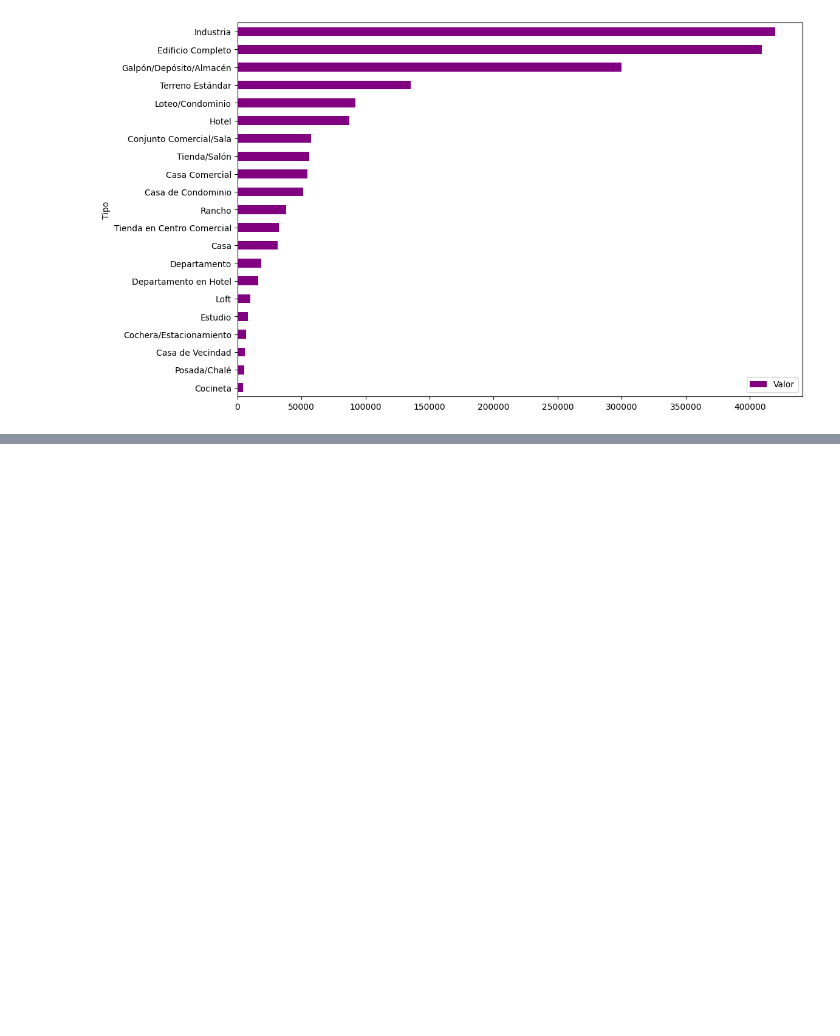
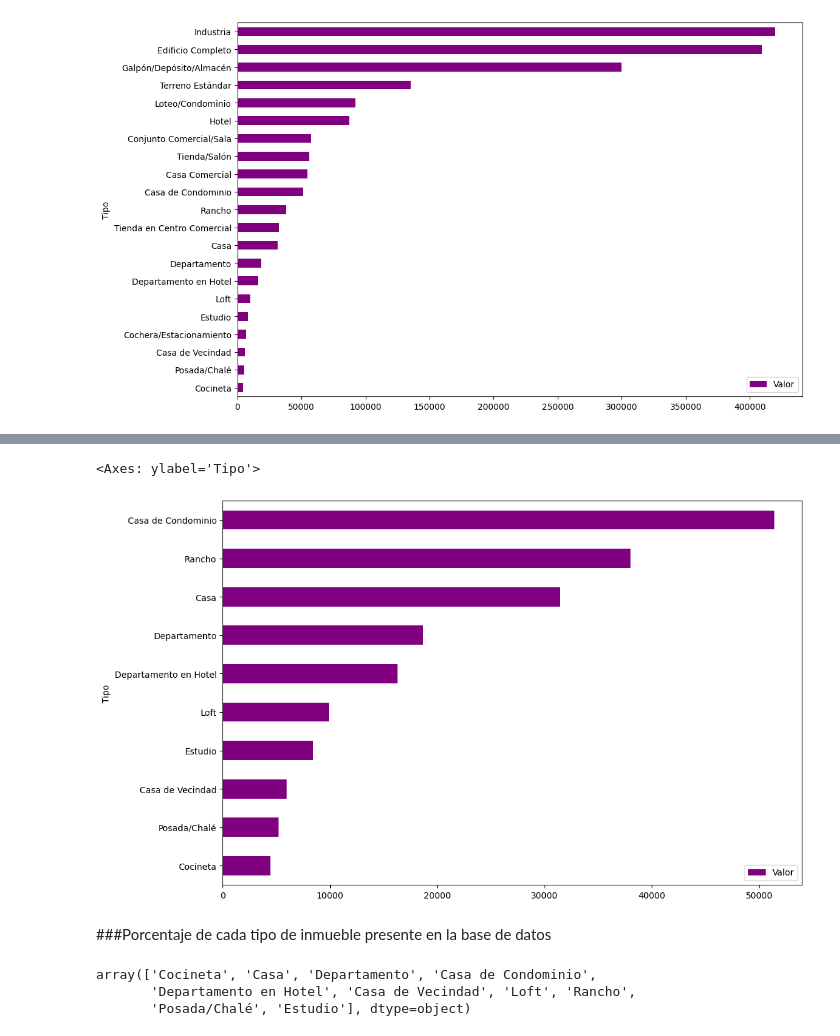
Before and after one commit to gonzalezgodoywilliam-pixel/DATA_Panda, a Jupyter notebook: inmuebles_cdmx_ALURA.ipynb, the cells around one changed output, grey strips where cells are left out. Cells and saved outputs as stored; diff of their text form; code cells hidden in the pictures; blank space fills up the shorter version.

```diff
--- a/inmuebles_cdmx_ALURA.ipynb
+++ b/inmuebles_cdmx_ALURA.ipynb
@@ -292,0 +304,3 @@ df.groupby(['Animal', 'Color'])[['Cantidad']].sum()
+# %%
+df = datos.query('@inmuebles_comerciales not in Tipo')
+df.head()
@@ -292,0 +314,14 @@ df.groupby(['Animal', 'Color'])[['Cantidad']].sum()
+# %%
+df_tipo_precio = df.groupby('Tipo')[['Valor']].mean().sort_values('Valor')
+df_tipo_precio.plot(kind='barh',figsize=(12,8),color='purple')
+# %% [output]
+<Axes: ylabel='Tipo'>
+[figure, added]
+# %% [markdown]
+###Porcentaje de cada tipo de inmueble presente en la base de datos
+# %%
+df.Tipo.unique()
+# %% [output]
+array(['Cocineta', 'Casa', 'Departamento', 'Casa de Condominio',
+       'Departamento en Hotel', 'Casa de Vecindad', 'Loft', 'Rancho',
+       'Posada/Chalé', 'Estudio'], dtype=object)
```
Also changed, not shown: parts of 23 cells of this notebook.
